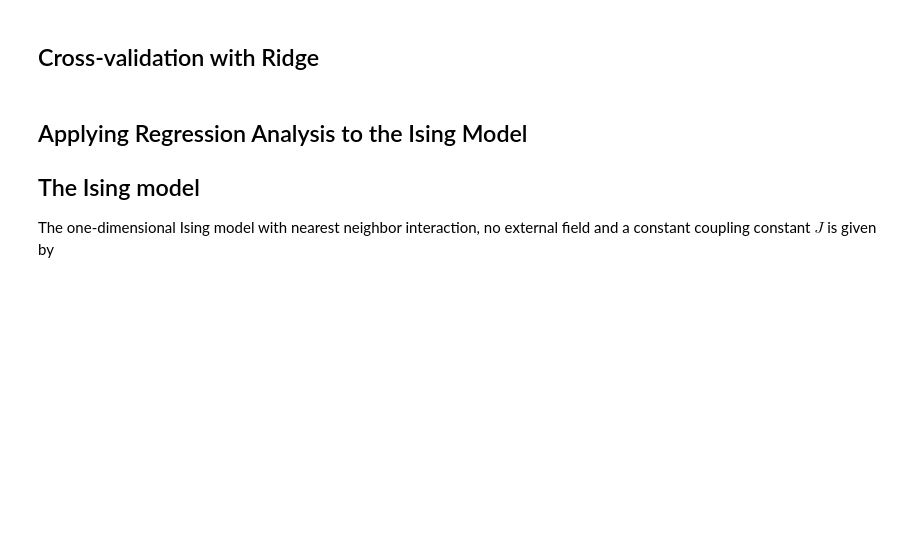
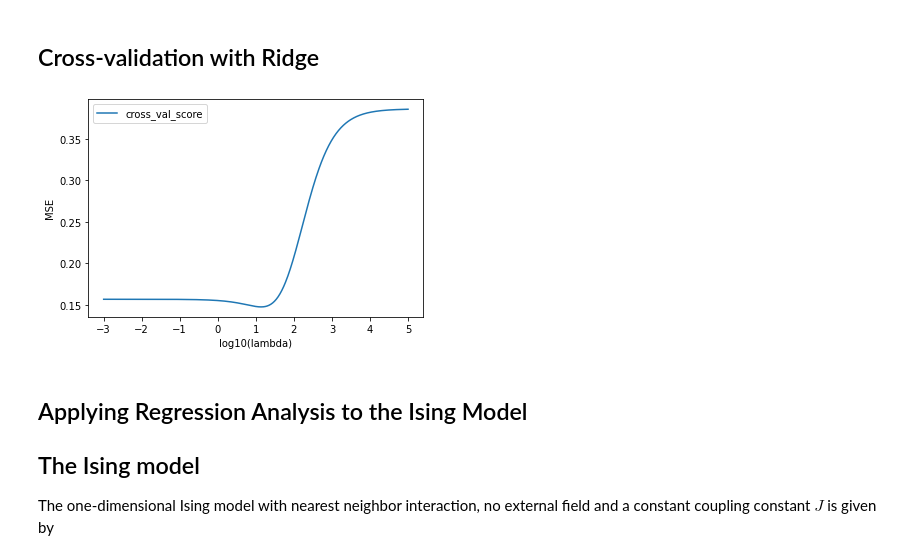
Before and after one commit to NuclearTalent/MachineLearningECT2021, a Jupyter notebook: doc/pub/Day1/ipynb/Day1.ipynb, the cells around one changed output. Drawn from its saved outputs; the diff is of its cells as text; code cells hidden in the pictures; blank space fills up the shorter version.

```diff
--- a/doc/pub/Day1/ipynb/Day1.ipynb
+++ b/doc/pub/Day1/ipynb/Day1.ipynb
@@ -2526,34 +2532,36 @@ from sklearn.linear_model import Ridge
 from sklearn.model_selection import cross_val_score
 from sklearn.preprocessing import PolynomialFeatures
 
 # A seed just to ensure that the random numbers are the same for every run.
 np.random.seed(3155)
 # Generate the data.
 n = 100
 x = np.linspace(-3, 3, n).reshape(-1, 1)
 y = np.exp(-x**2) + 1.5 * np.exp(-(x-2)**2)+ np.random.normal(0, 0.1, x.shape)
 # Decide degree on polynomial to fit
-poly = PolynomialFeatures(degree = 10)
+poly = PolynomialFeatures(degree = 14)
 
 # Decide which values of lambda to use
 nlambdas = 500
 lambdas = np.logspace(-3, 5, nlambdas)
 # Initialize a KFold instance
 k = 5
 kfold = KFold(n_splits = k)
 estimated_mse_sklearn = np.zeros(nlambdas)
 i = 0
 for lmb in lambdas:
     ridge = Ridge(alpha = lmb)
     estimated_mse_folds = cross_val_score(ridge, x, y, scoring='neg_mean_squared_error', cv=kfold)
     estimated_mse_sklearn[i] = np.mean(-estimated_mse_folds)
     i += 1
 plt.figure()
 plt.plot(np.log10(lambdas), estimated_mse_sklearn, label = 'cross_val_score')
 plt.xlabel('log10(lambda)')
 plt.ylabel('MSE')
 plt.legend()
 plt.show()
+# %% [output]
+[figure, added]
 # %% [markdown]
 ## Applying Regression Analysis to the Ising Model
 
```
Also changed, not shown: parts of 3 cells of this notebook, 3 other files.
